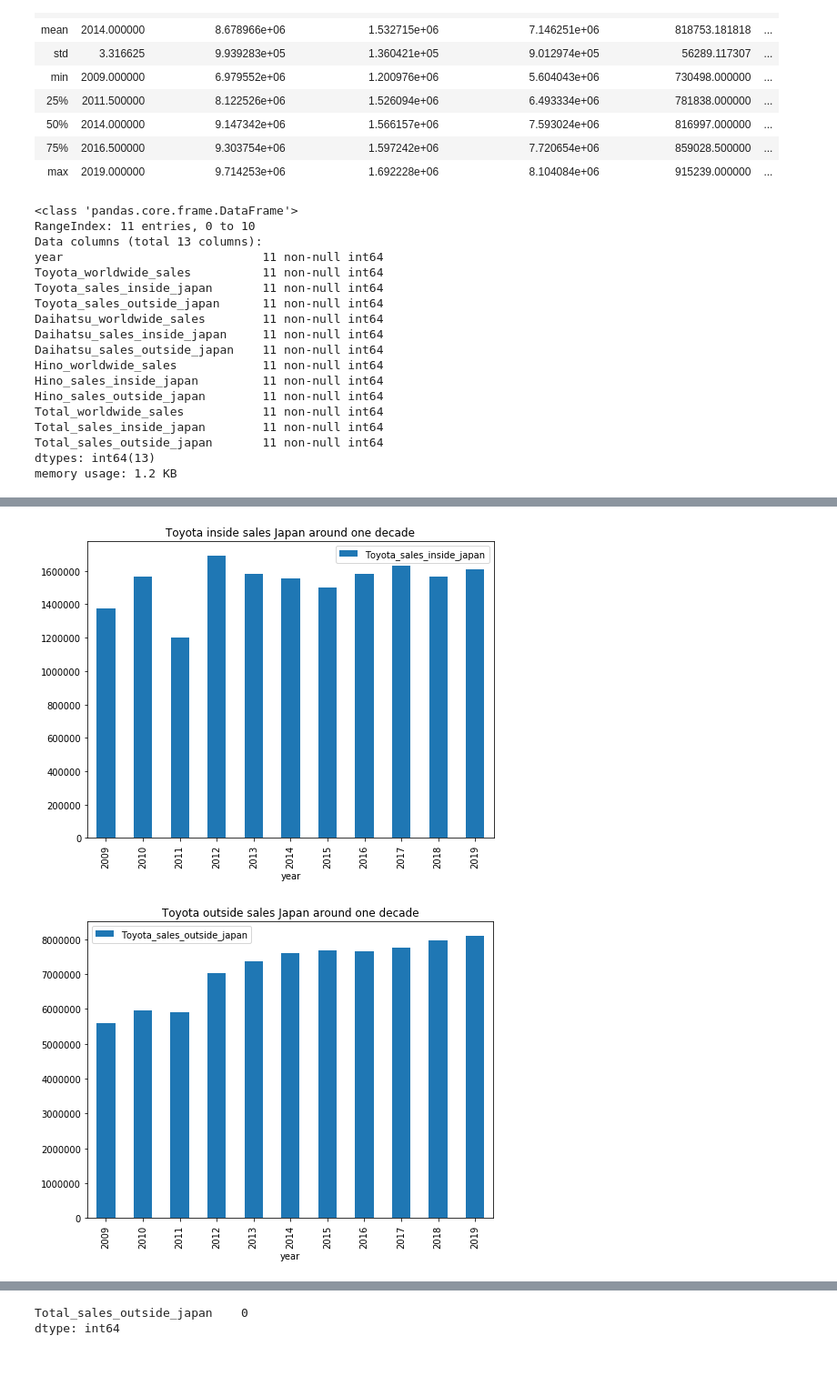
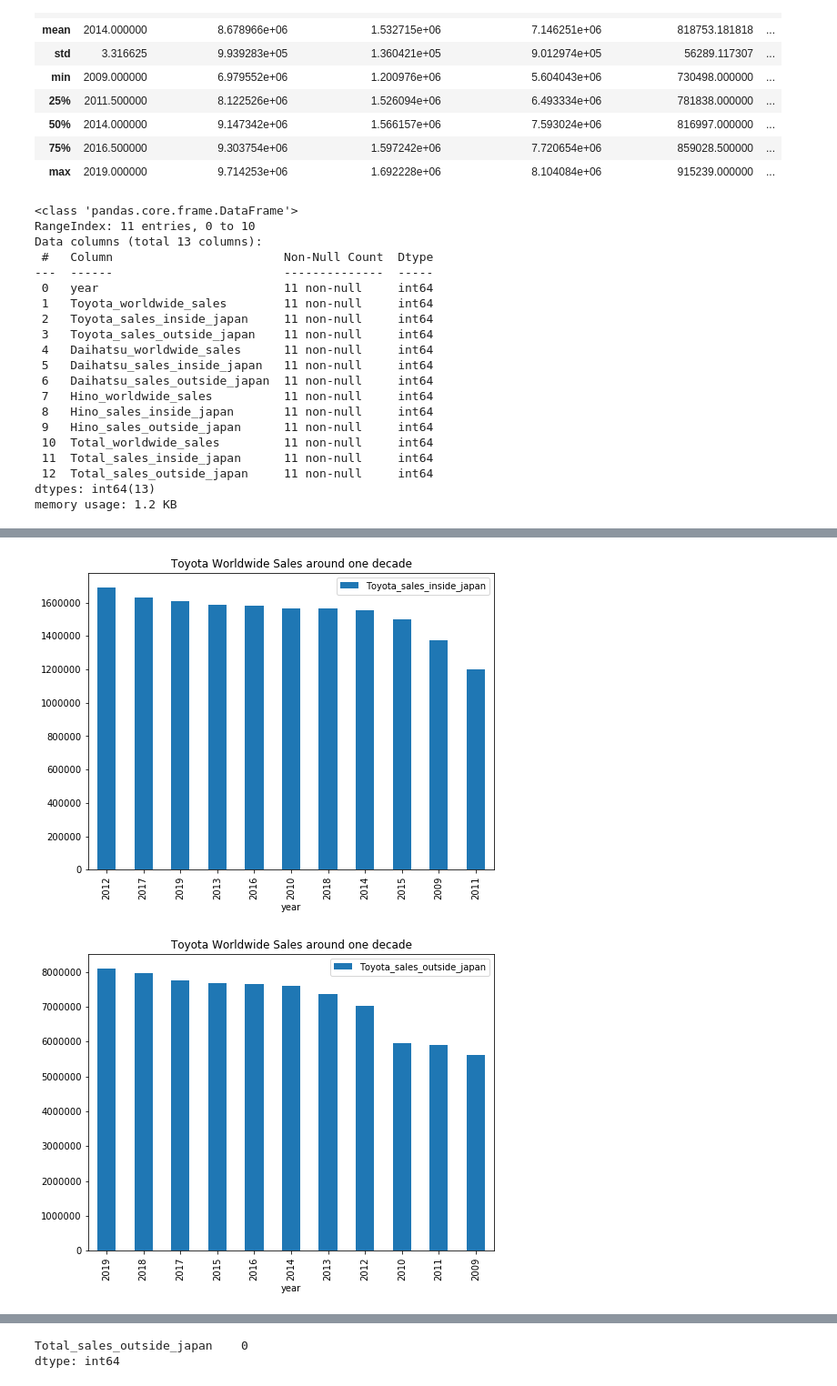
Before and after one commit to karl-johan-grahn/toyota-analysis, a Jupyter notebook: Toyota_car_price_data_analysis.ipynb, the cells around one changed output, grey strips where cells are left out. Shown at 91% size. Drawn from its saved outputs; the diff is of its cells as text; code cells hidden in the pictures.

```diff
--- a/Toyota_car_price_data_analysis.ipynb
+++ b/Toyota_car_price_data_analysis.ipynb
@@ -11,7 +11,7 @@ import seaborn as sns
 from IPython.core.display import display, HTML
 display(HTML("<style>.container { width:100% !important; }</style>"))
 # %%
-sales = pd.read_csv('data/toyota_financial_data.csv')
+sales = pd.read_csv('data/toyota_financial_data_latest.csv')
 sales.head()
 # %% [output]
 |  | year | Toyota_worldwide_sales | Toyota_sales_inside_japan | Toyota_sales_outside_japan | Daihatsu_worldwide_sales | ... |
@@ -42,34 +42,36 @@ sales.info()
 <class 'pandas.core.frame.DataFrame'>
 RangeIndex: 11 entries, 0 to 10
 Data columns (total 13 columns):
-year                            11 non-null int64
-Toyota_worldwide_sales          11 non-null int64
-Toyota_sales_inside_japan       11 non-null int64
-Toyota_sales_outside_japan      11 non-null int64
-Daihatsu_worldwide_sales        11 non-null int64
-Daihatsu_sales_inside_japan     11 non-null int64
-Daihatsu_sales_outside_japan    11 non-null int64
-Hino_worldwide_sales            11 non-null int64
-Hino_sales_inside_japan         11 non-null int64
-Hino_sales_outside_japan        11 non-null int64
-Total_worldwide_sales           11 non-null int64
-Total_sales_inside_japan        11 non-null int64
-Total_sales_outside_japan       11 non-null int64
+ #   Column                        Non-Null Count  Dtype
+---  ------                        --------------  -----
+ 0   year                          11 non-null     int64
+ 1   Toyota_worldwide_sales        11 non-null     int64
+ 2   Toyota_sales_inside_japan     11 non-null     int64
+ 3   Toyota_sales_outside_japan    11 non-null     int64
+ 4   Daihatsu_worldwide_sales      11 non-null     int64
+ 5   Daihatsu_sales_inside_japan   11 non-null     int64
+ 6   Daihatsu_sales_outside_japan  11 non-null     int64
+ 7   Hino_worldwide_sales          11 non-null     int64
+ 8   Hino_sales_inside_japan       11 non-null     int64
+ 9   Hino_sales_outside_japan      11 non-null     int64
+ 10  Total_worldwide_sales         11 non-null     int64
+ 11  Total_sales_inside_japan      11 non-null     int64
+ 12  Total_sales_outside_japan     11 non-null     int64
 dtypes: int64(13)
 memory usage: 1.2 KB
 # %%
-df = pd.DataFrame(sales.groupby(['year'])['Toyota_worldwide_sales'].mean())
+df = pd.DataFrame(sales.groupby(['year'])['Toyota_worldwide_sales'].mean().sort_values(ascending = False))
 df.plot.bar(figsize=(8,6))
-plt.title('Toyota worldwide sales around one decade')
+plt.title('Toyota Worldwide Sales around one decade')
 plt.show()
 
-df = pd.DataFrame(sales.groupby(['year'])['Toyota_sales_inside_japan'].mean())
+df = pd.DataFrame(sales.groupby(['year'])['Toyota_sales_inside_japan'].mean().sort_values(ascending = False))
 df.plot.bar(figsize=(8,6))
-plt.title('Toyota inside sales Japan around one decade')
+plt.title('Toyota Worldwide Sales around one decade')
 plt.show()
 
-df = pd.DataFrame(sales.groupby(['year'])['Toyota_sales_outside_japan'].mean())
+df = pd.DataFrame(sales.groupby(['year'])['Toyota_sales_outside_japan'].mean().sort_values(ascending = False))
 df.plot.bar(figsize=(8,6))
-plt.title('Toyota outside sales Japan around one decade')
+plt.title('Toyota Worldwide Sales around one decade')
 plt.show()
 # %% [output]
@@ -77,3 +79,3 @@ plt.show()
-[figure, old version]
+[figure, new version]
-[figure, old version]
+[figure, new version]
 # %%
```
Also changed, not shown: parts of 23 cells of this notebook.
